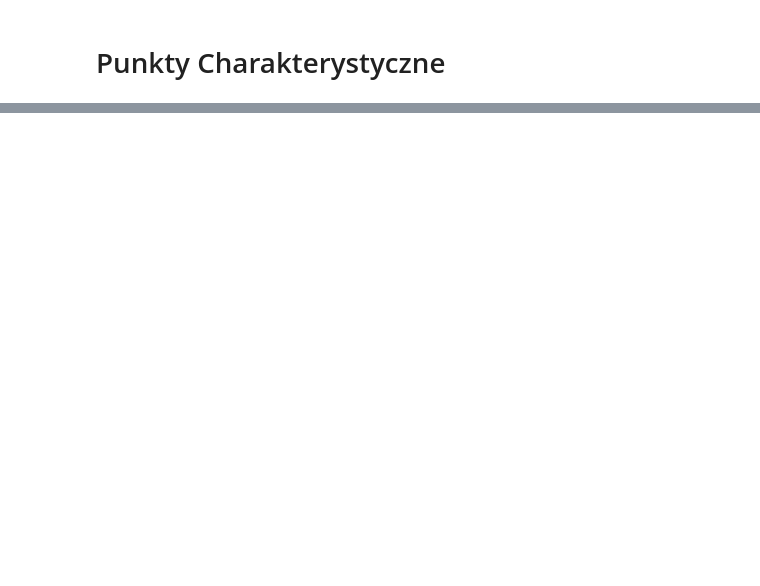
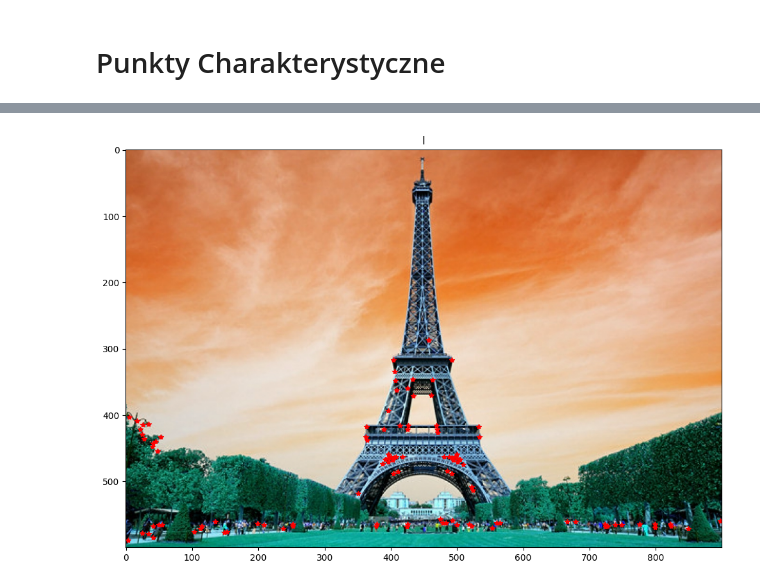
Before and after one commit to jrosa02/ZAW-2025S, a Jupyter notebook: lab06_fp/main.ipynb, the cells around one changed output, grey strips where cells are left out. Drawn from its saved outputs; the diff is of its cells as text; code cells hidden in the pictures; blank space fills up the shorter version.

```diff
--- a/lab06_fp/main.ipynb
+++ b/lab06_fp/main.ipynb
@@ -35,0 +193,8 @@ class FP():
+# %%
+H_norm = fp_harris.Harris(cv2.cvtColor(I, cv2.COLOR_RGB2GRAY), 7, 7)
+
+points = fp_harris.find_max(H_norm, 5, 0.4)
+
+fp_harris.plot_Harris(I, points)
+# %% [output]
+[figure, added]
```
Also changed, not shown: parts of 8 cells of this notebook, 2 other files.
